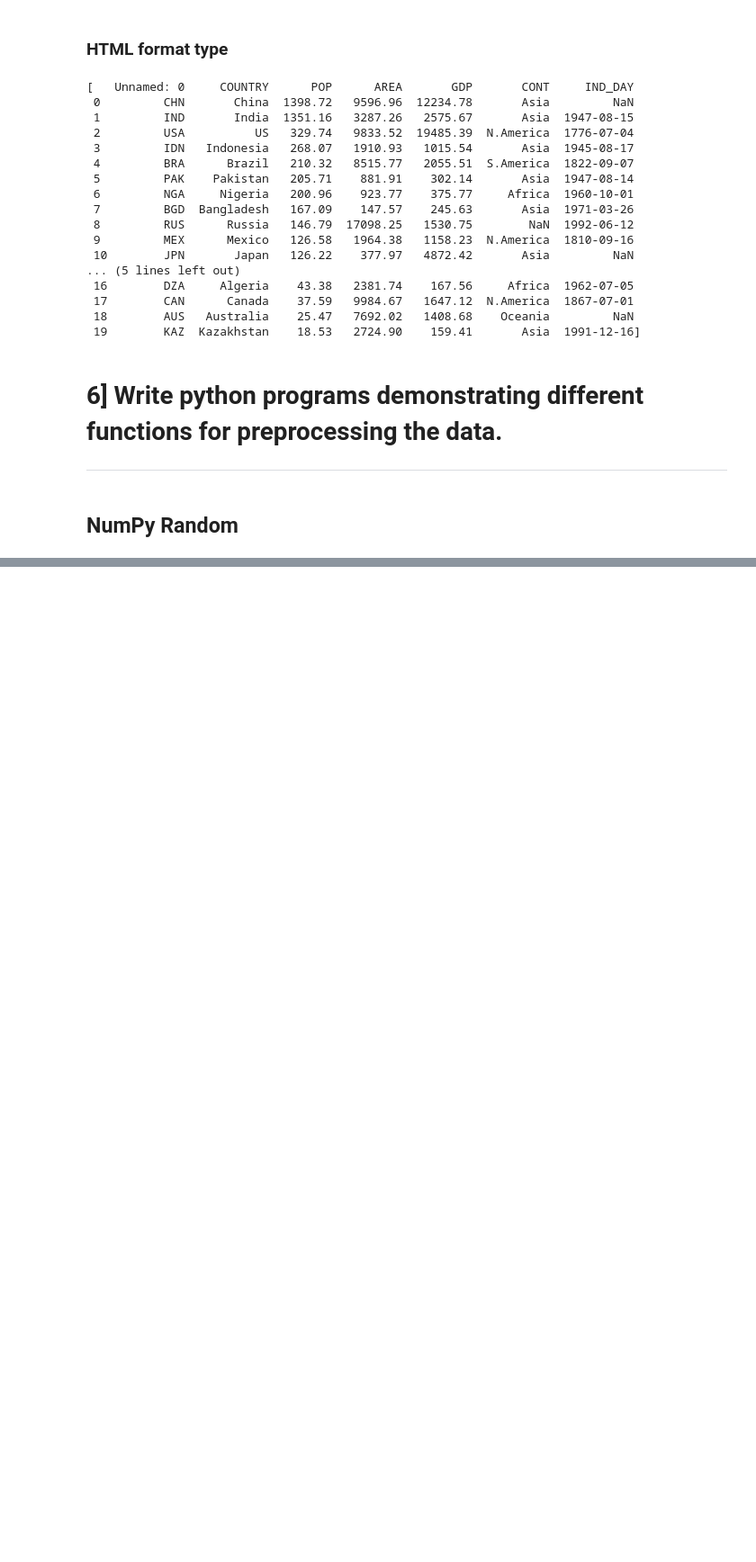
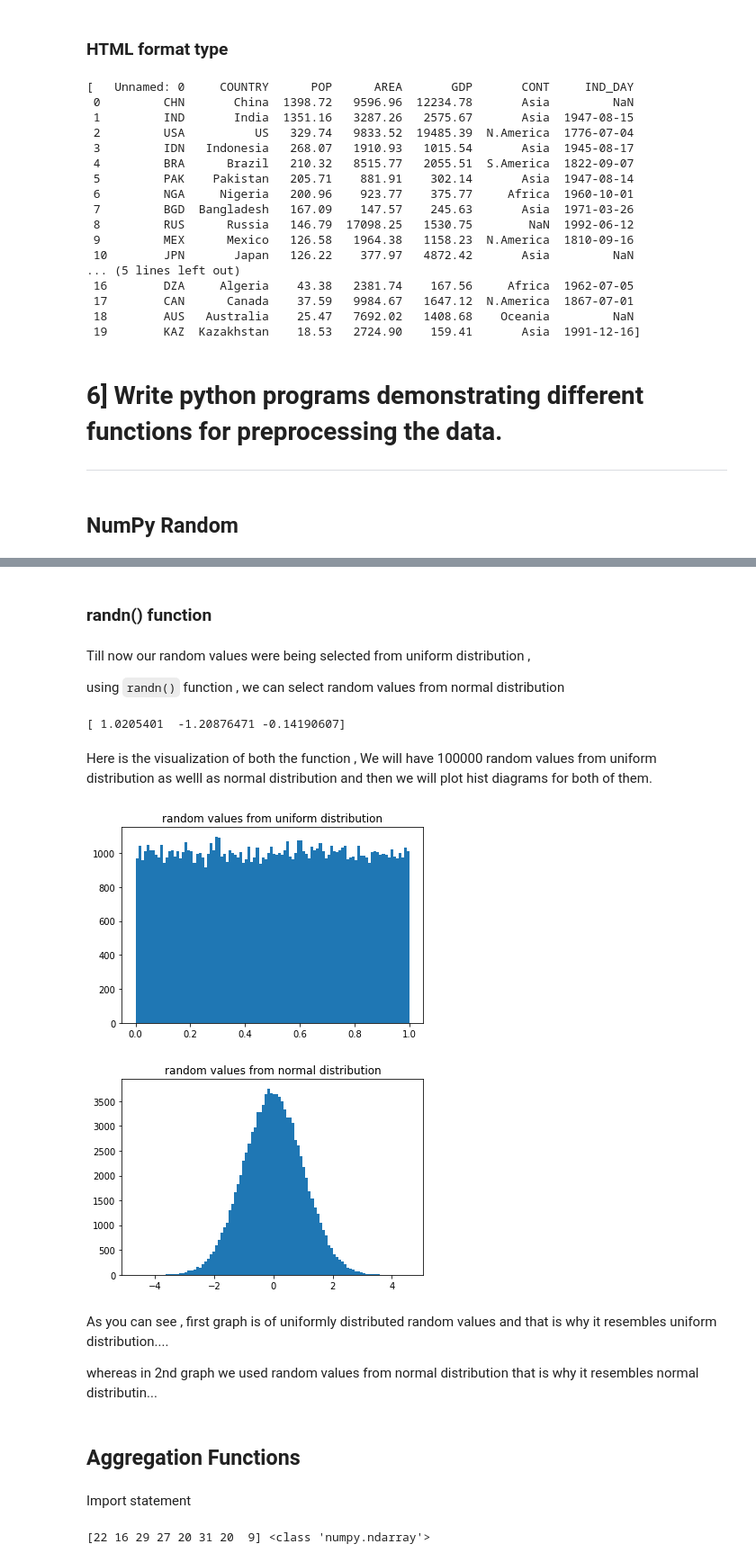
Before and after one commit to AJAY-22/Python_Practicals, a Jupyter notebook: LabManual.ipynb, the cells around one changed output, grey strips where cells are left out. Shown: that part at 90% size. Saved outputs shown, nothing was run; the diff lists cells and outputs as text; code cells hidden in the pictures; blank space fills up the shorter version.

````diff
--- a/LabManual.ipynb
+++ b/LabManual.ipynb
@@ -872,0 +757,40 @@ print('{v:4.7}'.format(v=value))
+# %% [markdown]
+### randn() function
+# %% [markdown]
+Till now our random values were being selected from uniform distribution ,
+
+using ```randn()``` function , we can select random values from normal distribution
+# %%
+# Use randn function to get random values from normal distribution
+normal_dist_random = np.random.randn(3)
+print(normal_dist_random)
+# %% [output]
+[ 1.0205401  -1.20876471 -0.14190607]
+# %% [markdown]
+Here is the visualization of both the function ,
+We will have 100000 random values from uniform distribution as welll as normal distribution and then we will plot hist diagrams for both of them.
+# %%
+import matplotlib.pyplot as plt
+sample_size = 100000
+uniform_dist_rand = np.random.rand(sample_size)
+normal_dist_rand = np.random.randn(sample_size)
+
+plt.hist(uniform_dist_rand, bins=100)
+plt.title('random values from uniform distribution')
+plt.show()
+
+plt.hist(normal_dist_rand, bins=100)
+plt.title('random values from normal distribution')
+plt.show()
+# %% [output]
+[figure, added]
+[figure, added]
+# %% [markdown]
+As you can see , first graph is of uniformly distributed random values and that is why it resembles uniform distribution....
+
+whereas in 2nd graph we used random values from normal distribution that is why
+it resembles normal distributin...
+# %% [markdown]
+## Aggregation Functions
+# %% [markdown]
+Import statement
@@ -872,0 +799,9 @@ print('{v:4.7}'.format(v=value))
+# %%
+# Let's define some data and then use some numpy functions
+# This is simple array
+data = [22, 16, 29, 27 , 20, 31, 20, 9]
+# let's convert it into nd numpy array
+data = np.array(data) # we use np.array(your_array_variable) to convert your array variable in numpy array
+print(data, type(data))
+# %% [output]
+[22 16 29 27 20 31 20  9] <class 'numpy.ndarray'>
````
Also changed, not shown: parts of 96 cells of this notebook.
